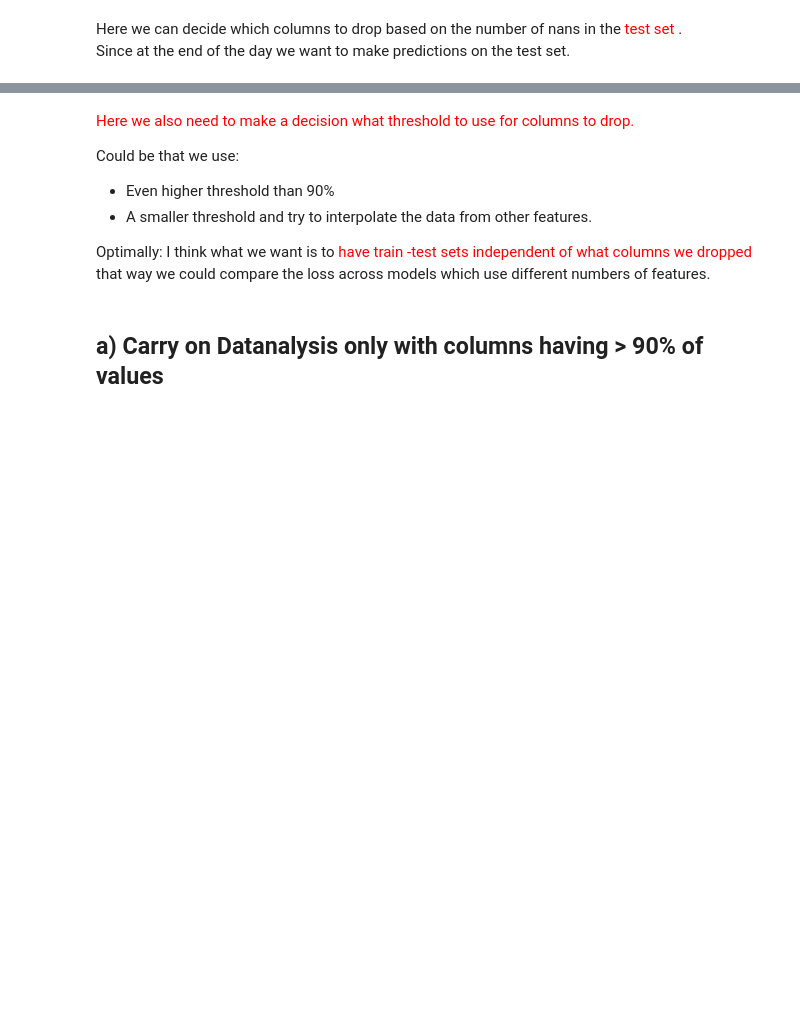
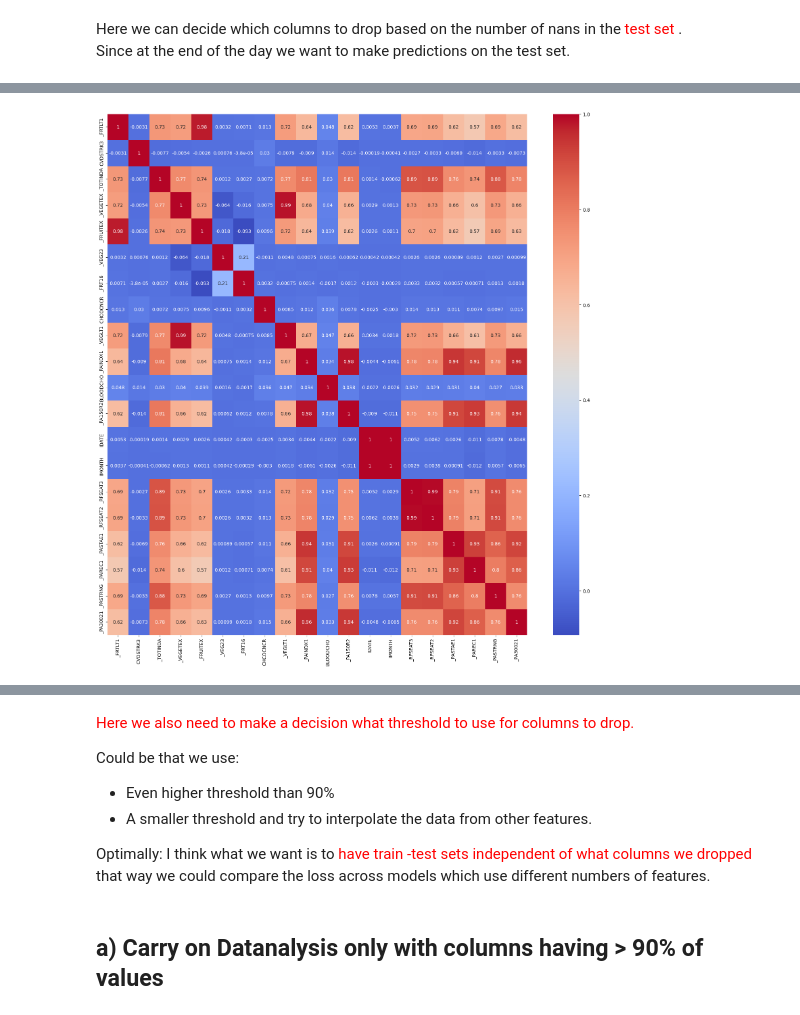
Before and after one commit to Juanito231/ML_Project_1, a Jupyter notebook: Functions.ipynb, the cells around one changed output, grey strips where cells are left out. Drawn from its saved outputs; the diff is of its cells as text; code cells hidden in the pictures; blank space fills up the shorter version.

```diff
--- a/Functions.ipynb
+++ b/Functions.ipynb
@@ -66,8 +66,8 @@ def standardize_data(data):
 numpy_data, features = load_data()
 import pandas as pd
 pandas_df = pd.read_csv("dataset/x_train.csv")
-# %%
-numpy_data, features = load_data()
+# %%
+pandas_df = panda_df
 # %%
 display(pandas_df)
 print(numpy_data)
@@ -115,0 +154,9 @@ with open("columns_to_keep_at_90.pkl", "wb") as f:
+# %%
+def plot_heatmap_for_features(data, feature_min, feature_max):
+    plt.figure(figsize=(20,20))
+    sns.heatmap(data.iloc[:, feature_min:feature_max].corr(), annot=True, cmap="coolwarm")
+    plt.show()
+# %%
+plot_heatmap_for_features(data_with_few_nans, 60, 80)
+# %% [output]
+[figure, added]
```
Also changed, not shown: parts of 30 cells of this notebook, 2 other files.
